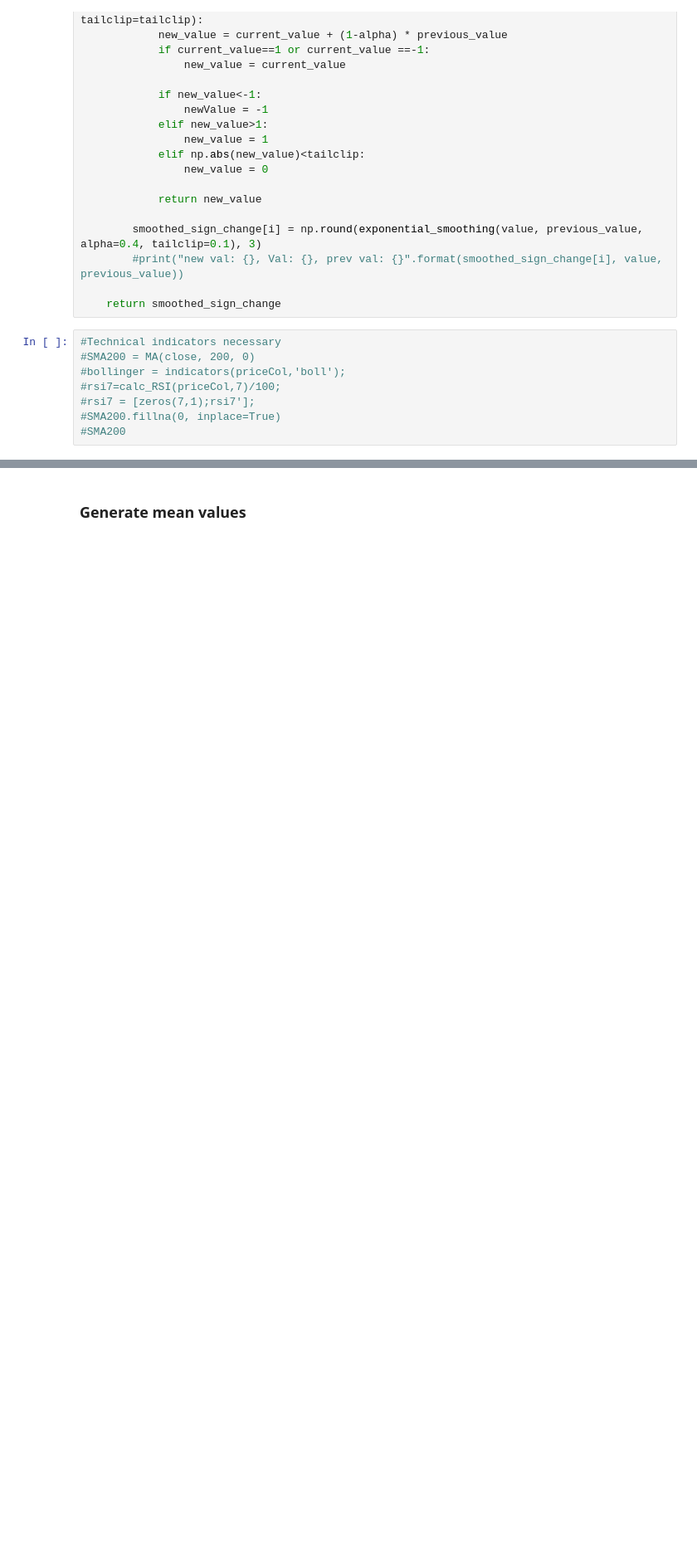
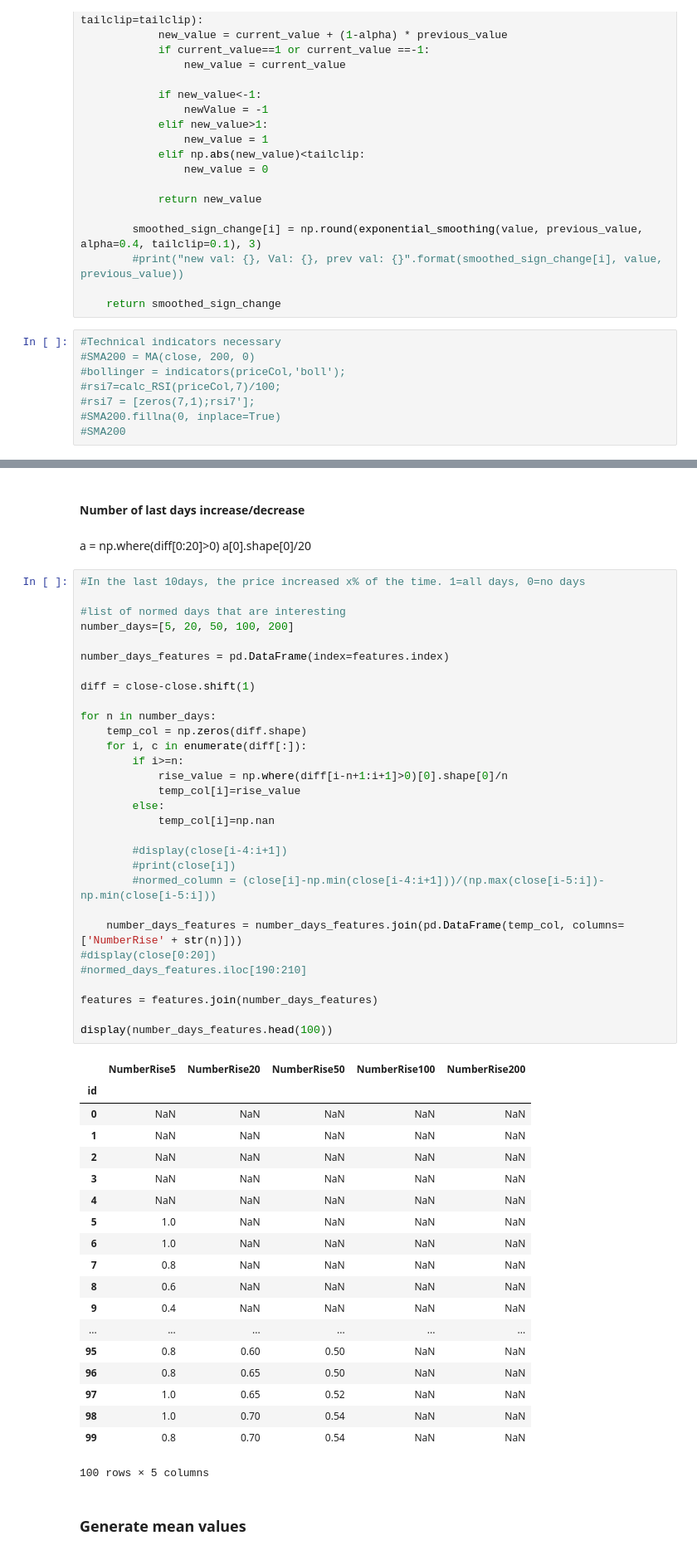
Before and after one commit to alexanderwendt/sklearn_ml_toolbox, a Jupyter notebook: OMX_S20_Class_y_Feature_X_Construction_V011_for_Training.ipynb, the cells around one changed output, grey strips where cells are left out. Shown at 83% size. Drawn from its saved outputs; the diff is of its cells as text; blank space fills up the shorter version.

```diff
--- a/OMX_S20_Class_y_Feature_X_Construction_V011_for_Training.ipynb
+++ b/OMX_S20_Class_y_Feature_X_Construction_V011_for_Training.ipynb
@@ -530,3 +579,58 @@ def generate_smoothed_trigger(values, alpha=0.5, tailclip=0.1):
+# %% [markdown]
+#### Number of last days increase/decrease
+# %% [markdown]
+a = np.where(diff[0:20]>0)
+a[0].shape[0]/20
+# %%
+#In the last 10days, the price increased x% of the time. 1=all days, 0=no days
+
+#list of normed days that are interesting
+number_days=[5, 20, 50, 100, 200]
+
+number_days_features = pd.DataFrame(index=features.index)
+
+diff = close-close.shift(1)
+
+for n in number_days:
+    temp_col = np.zeros(diff.shape)
+    for i, c in enumerate(diff[:]):
+        if i>=n:
+            rise_value = np.where(diff[i-n+1:i+1]>0)[0].shape[0]/n
+            temp_col[i]=rise_value
+        else:
+            temp_col[i]=np.nan
+
+        #display(close[i-4:i+1])
+        #print(close[i])
+        #normed_column = (close[i]-np.min(close[i-4:i+1]))/(np.max(close[i-5:i])-np.min(close[i-5:i]))
+
+    number_days_features = number_days_features.join(pd.DataFrame(temp_col, columns=['NumberRise' + str(n)]))
+#display(close[0:20])
+#normed_days_features.iloc[190:210]
+
+features = features.join(number_days_features)
+
+display(number_days_features.head(100))
+# %% [output]
+|  | NumberRise5 | NumberRise20 | NumberRise50 | NumberRise100 | NumberRise200 |
+| id |  |  |  |  |  |
+| 0 | NaN | NaN | NaN | NaN | NaN |
+| 1 | NaN | NaN | NaN | NaN | NaN |
+| 2 | NaN | NaN | NaN | NaN | NaN |
+| 3 | NaN | NaN | NaN | NaN | NaN |
+| 4 | NaN | NaN | NaN | NaN | NaN |
+| 5 | 1.0 | NaN | NaN | NaN | NaN |
+| 6 | 1.0 | NaN | NaN | NaN | NaN |
+| 7 | 0.8 | NaN | NaN | NaN | NaN |
+| 8 | 0.6 | NaN | NaN | NaN | NaN |
+| 9 | 0.4 | NaN | NaN | NaN | NaN |
+| ... | ... | ... | ... | ... | ... |
+| 95 | 0.8 | 0.60 | 0.50 | NaN | NaN |
+| 96 | 0.8 | 0.65 | 0.50 | NaN | NaN |
+| 97 | 1.0 | 0.65 | 0.52 | NaN | NaN |
+| 98 | 1.0 | 0.70 | 0.54 | NaN | NaN |
+| 99 | 0.8 | 0.70 | 0.54 | NaN | NaN |
+100 rows × 5 columns
 # %% [markdown]
 ### Generate mean values
 # %%
```
Also changed, not shown: parts of 7 cells of this notebook, 3 other files.
